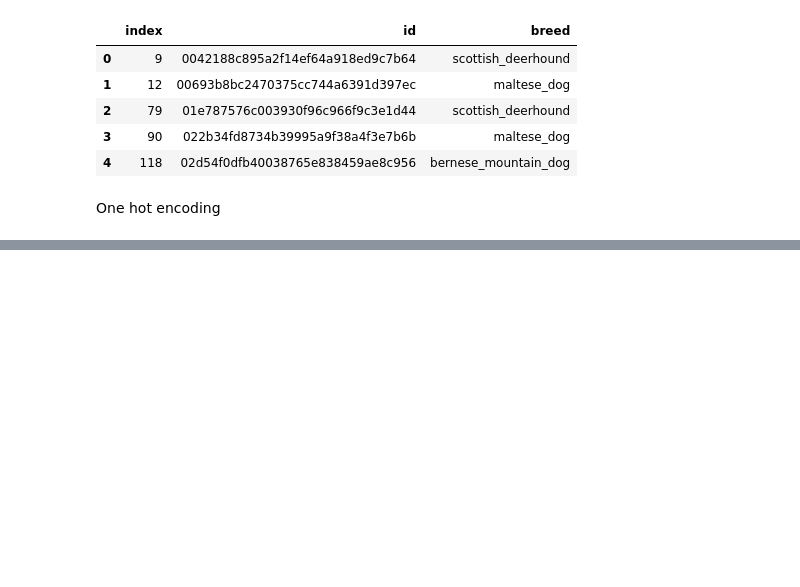
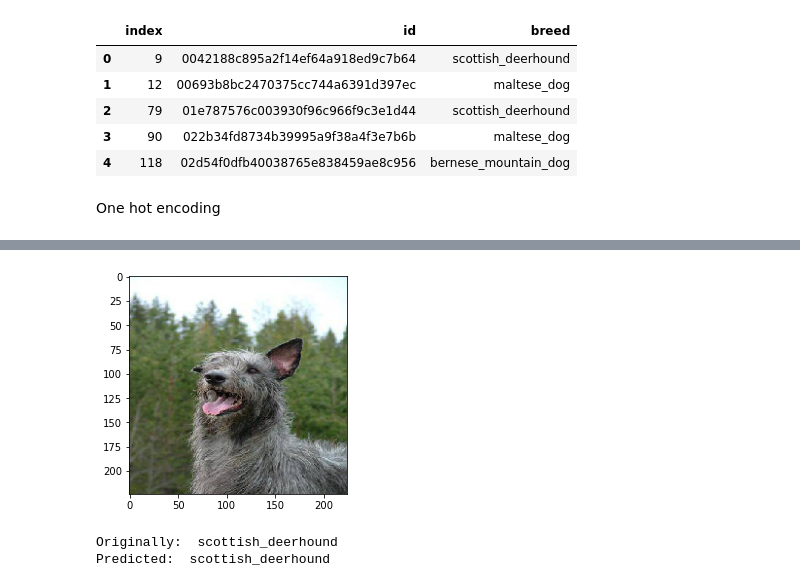
Before and after one commit to datascientist-saad/Machine-Learning, a Jupyter notebook: Projects/Dog Breed Prediction/dog_prediction_model.ipynb, the cells around one changed output, grey strips where cells are left out. Saved outputs shown, nothing was run; the diff lists cells and outputs as text; code cells hidden in the pictures; blank space fills up the shorter version.

```diff
--- a/Projects/Dog Breed Prediction/dog_prediction_model.ipynb
+++ b/Projects/Dog Breed Prediction/dog_prediction_model.ipynb
@@ -72,0 +171,10 @@ OSError: [Errno 22] Invalid argument: 'dog_dataset\\dogbreedidfromcomp\train\\00
+# %%
+plt.imshow(X_test[1, :, :, :])
+plt.show()
+
+print("Originally: ", labels['breed'][np.argmax(Y_test[1])])
+print("Predicted: ", labels['breed'][np.argmax(Y_pred[1])])
+# %% [output]
+[figure, added]
+Originally:  scottish_deerhound
+Predicted:  scottish_deerhound
```
Also changed, not shown: parts of 11 cells of this notebook, 3 other files.
